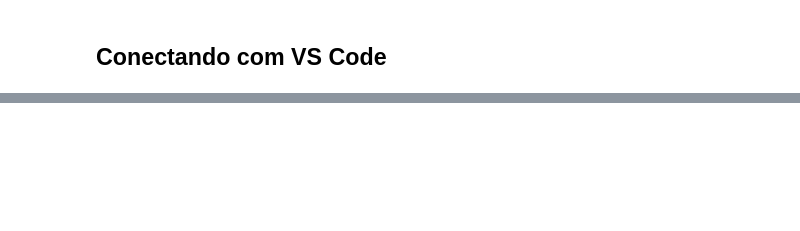
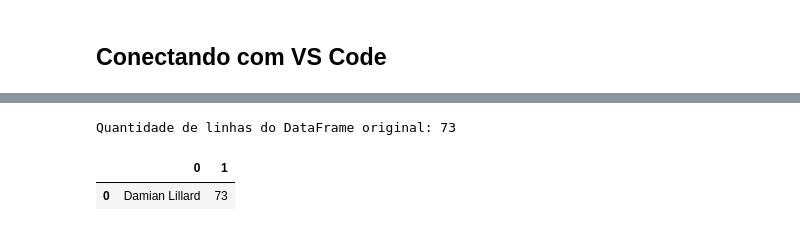
Before and after one commit to ThiagoPanini/nbaflow, a Jupyter notebook: notebooks/NBAFlow-aws-migration.ipynb, the cells around one changed output, grey strips where cells are left out. Cells and saved outputs as stored; diff of their text form; code cells hidden in the pictures; blank space fills up the shorter version.

```diff
--- a/notebooks/NBAFlow-aws-migration.ipynb
+++ b/notebooks/NBAFlow-aws-migration.ipynb
@@ -286,0 +705,11 @@ ___
+# %%
+# Criando tabela
+gamelog_table = 'players_gamelog_python'
+ct_str = create_table_from_df(df=player_gamelog, table_name=gamelog_table,
+                              run=True, db_connection=conn)
+
+# Verificando se a tabela existe
+print(f'Query string de criação de tabela:\n\n{ct_str}')
+with conn.cursor() as cur:
+    cur.execute("SELECT table_name FROM information_schema.tables WHERE table_schema='public'")
+    print(f'\nA tabela foi criada? {"Sim" if gamelog_table in pd.DataFrame(cur.fetchall()).values else "Não"}')
@@ -286,0 +722,16 @@ ___
+# %%
+# Inserindo dados na tabela
+insert_string = insert_into_from_df(df=player_gamelog, table_name=gamelog_table,
+                                    run=True, db_connection=conn)
+
+# Verificando sucesso a partir da seleção de dados
+with conn.cursor() as cur:
+    cur.execute(f'SELECT player_name, count(1) AS qtd_linhas FROM {gamelog_table} GROUP BY player_name')
+    gamelog_rows = pd.DataFrame(cur.fetchall())
+
+print(f'Quantidade de linhas do DataFrame original: {len(player_gamelog)}')
+gamelog_rows
+# %% [output]
+Quantidade de linhas do DataFrame original: 73
+|  | 0 | 1 |
+| 0 | Damian Lillard | 73 |
```
Also changed, not shown: parts of 30 cells of this notebook.
